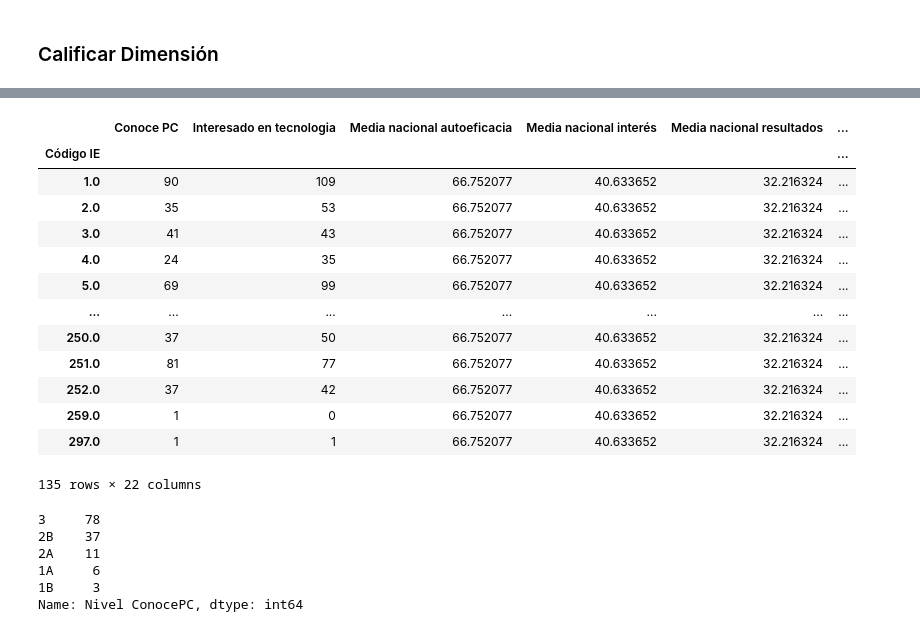
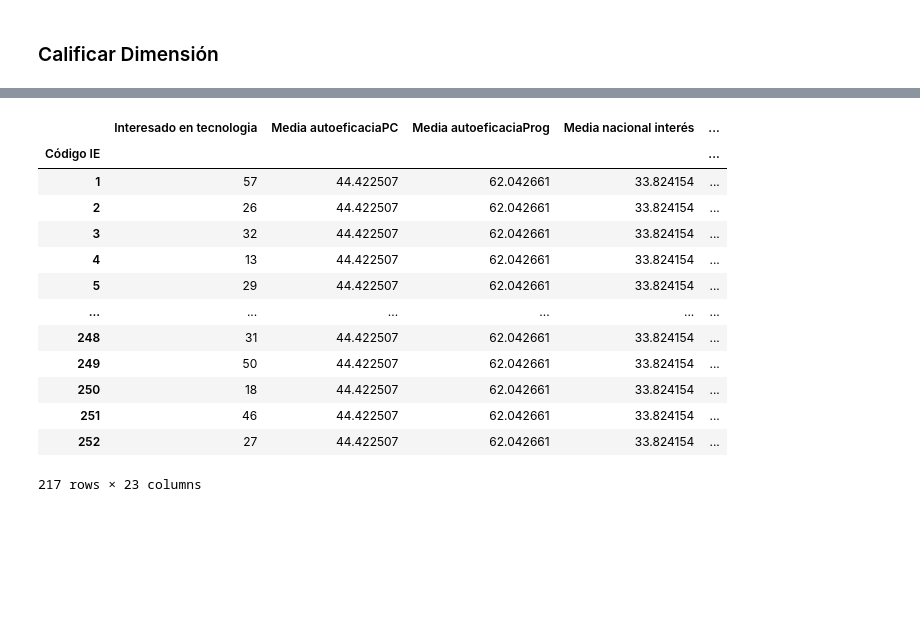
Before and after one commit to mariaf494/CFK2022, a Jupyter notebook: utils/cleaners/Marco_consolidacion/consolidacion_D7.ipynb, the cells around one changed output, grey strips where cells are left out. Saved outputs shown, nothing was run; the diff lists cells and outputs as text; code cells hidden in the pictures; blank space fills up the shorter version.

```diff
--- a/utils/cleaners/Marco_consolidacion/consolidacion_D7.ipynb
+++ b/utils/cleaners/Marco_consolidacion/consolidacion_D7.ipynb
@@ -230,6 +233,6 @@ df_7['Media nacional interés'] = df_7['Puntaje interes'].mean()
 # %% [markdown]
 ### Calificar Dimensión
 # %%
-cols_dimension7 = ['Puntaje conocimiento', 'Media nacional resultados','Puntaje interes', 'Interesado en tecnologia', 'Conoce PC', 'Puntaje conocimientos PC', 'Puntaje autoeficacia', 'Media nacional autoeficacia', 'Media nacional interés', 'index']
-agrupadores_dimension7 = ['mean', 'max', 'mean', 'sum', 'sum', 'mean','mean', 'max', 'max', 'count']
+cols_dimension7 = ['conocimiento', 'Media autoeficaciaProg','Puntaje interes', 'Interesado en tecnologia', 'Media autoeficaciaPC', 'autoeficaciaPC', 'autoeficaciaProg', 'Media nacional interés','Std interes','Std autoeficaciaPC','Std autoeficaciaProg', 'N registro']
+agrupadores_dimension7 = ['mean', 'max', 'mean', 'sum', 'max', 'mean','mean', 'max','max','max','max', 'count']
 agg_funcs = dict(zip(cols_dimension7, agrupadores_dimension7))
@@ -236,11 +254,11 @@ agg_funcs = dict(zip(cols_dimension7, agrupadores_dimension7))
 # %%
-df_institucion = df_7.pivot_table(index=['Código IE'], values=cols_dimension7, aggfunc=agg_funcs).rename(columns={'index':'Cantidad estudiantes'})
-df_institucion['% Conoce PC'] = (df_institucion['Conoce PC']/df_institucion['Cantidad estudiantes'])*100
+df_institucion = df_7.pivot_table(index=['Código IE'], values=cols_dimension7, aggfunc=agg_funcs).rename(columns={'N registro':'Cantidad estudiantes'})
 df_institucion['% Interesado'] = (df_institucion['Interesado en tecnologia']/df_institucion['Cantidad estudiantes'])*100
-# %%
-df_institucion['Diferencia resultados'] = (df_institucion['Puntaje conocimiento'] - df_institucion['Media nacional resultados'])*100/df_institucion['Media nacional resultados']
-
-df_institucion['Diferencia Autoeficacia'] = (df_institucion['Puntaje autoeficacia'] - df_institucion['Media nacional autoeficacia'])*100/df_institucion['Media nacional autoeficacia']
-
-df_institucion['Diferencia interes'] = (df_institucion['Puntaje interes'] - df_institucion['Media nacional interés'])*100/df_institucion['Media nacional interés']
+# %%
+## Cuántas desviaciones estándar respecto a la media
+df_institucion['Diff autoeficaciaPC'] = (df_institucion['autoeficaciaPC'] - df_institucion['Media autoeficaciaPC'])/df_institucion['Std autoeficaciaPC']
+
+df_institucion['Diff autoeficaciaProg'] = (df_institucion['autoeficaciaProg'] - df_institucion['Media autoeficaciaProg'])/df_institucion['Std autoeficaciaProg']
+
+df_institucion['Diferencia interes'] = (df_institucion['Puntaje interes'] - df_institucion['Media nacional interés'])/df_institucion['Std interes']
 # %%
@@ -263,44 +280,35 @@ df_institucion
 # %%
-df_institucion['Nivel ConocePC'] =  pd.cut(df_institucion['% Conoce PC'], bins=[0, 20, 40, 50, 60, 100], labels=['1A', '1B', '2A', '2B', '3'], include_lowest=True)
+df_institucion['Nivel autoeficaciaPC'] =  pd.cut(df_institucion['autoeficaciaPC'], bins=[0, 20, 30, 50, 60, 80,100], labels=['1A', '1B', '2A', '2B','3', '4'], include_lowest=True)
 
-df_institucion['Nivel PuntajePC'] =  pd.cut(df_institucion['Puntaje conocimientos PC'], bins=[0, 50, 60,70, 100], labels=['1A', '1B',"2A",'3'], include_lowest=True)
+df_institucion['Nivel autoeficaciaProg'] =  pd.cut(df_institucion['autoeficaciaProg'], bins=[0, 20, 30, 50, 60, 100], labels=['1A', '1B', '2A', '2B', '3'], include_lowest=True)
 
-df_institucion['Nivel Resultados'] = pd.cut(df_institucion['Diferencia resultados'], bins=[-100, -50, -30,  0, 10,20, 100], labels=['1A', '1B', "2A", "2B", '3', '4'], include_lowest=True)
+df_institucion['Nivel conocimiento'] =  pd.cut(df_institucion['conocimiento'], bins=[0, 30, 40, 50, 60, 100], labels=['1A', '1B', '2A', '2B', '3'], include_lowest=True)
 
 df_institucion['Nivel Interes'] = pd.cut(df_institucion['% Interesado'], bins=[0, 20, 40, 60, 80, 100], labels=['1A', '1B', "2A", "2B", '4'], include_lowest=True)
 
-df_institucion['Nivel Interes pares'] = pd.cut(df_institucion['Diferencia interes'], bins=[-100,-50, -30, 0 , 200], labels=['1B', "2A", "2B", '4'], include_lowest=True)
+df_institucion['Nivel Interes pares'] = pd.cut(df_institucion['Diferencia interes'], bins=[-3,-1,0,1,2,3], labels=['1B', "2A", "3", '4','5'], include_lowest=True)
 
-df_institucion['Nivel Autoeficacia'] = pd.cut(df_institucion['Puntaje autoeficacia'], bins=[0, 30, 60, 100], labels=['1B', "2A", '4'], include_lowest=True)
+df_institucion['Nivel AutoeficaciaPC pares'] = pd.cut(df_institucion['Diff autoeficaciaPC'], bins=[-3, 0, 1.5, 2, 4], labels=['2A',"2B", "3", '4'], include_lowest=True)
 
-df_institucion['Nivel Autoeficacia pares'] = pd.cut(df_institucion['Diferencia Autoeficacia'], bins=[-100, 0, 10, 20, 100], labels=['2A',"2B", "3", '4'], include_lowest=True)
+df_institucion['Nivel AutoeficaciaProg pares'] = pd.cut(df_institucion['Diff autoeficaciaProg'], bins=[-3, 0, 1.5, 2, 4], labels=['2A',"2B", "3", '4'], include_lowest=True)
 
 
 df_institucion
 # %% [output]
-|  | Conoce PC | Interesado en tecnologia | Media nacional autoeficacia | Media nacional interés | Media nacional resultados | ... |
-| Código IE |  |  |  |  |  | ... |
-| 1.0 | 90 | 109 | 66.752077 | 40.633652 | 32.216324 | ... |
-| 2.0 | 35 | 53 | 66.752077 | 40.633652 | 32.216324 | ... |
-| 3.0 | 41 | 43 | 66.752077 | 40.633652 | 32.216324 | ... |
-| 4.0 | 24 | 35 | 66.752077 | 40.633652 | 32.216324 | ... |
-| 5.0 | 69 | 99 | 66.752077 | 40.633652 | 32.216324 | ... |
-| ... | ... | ... | ... | ... | ... | ... |
-| 250.0 | 37 | 50 | 66.752077 | 40.633652 | 32.216324 | ... |
-| 251.0 | 81 | 77 | 66.752077 | 40.633652 | 32.216324 | ... |
-| 252.0 | 37 | 42 | 66.752077 | 40.633652 | 32.216324 | ... |
-| 259.0 | 1 | 0 | 66.752077 | 40.633652 | 32.216324 | ... |
-| 297.0 | 1 | 1 | 66.752077 | 40.633652 | 32.216324 | ... |
+|  | Interesado en tecnologia | Media autoeficaciaPC | Media autoeficaciaProg | Media nacional interés | ... |
+| Código IE |  |  |  |  | ... |
+| 1 | 57 | 44.422507 | 62.042661 | 33.824154 | ... |
+| 2 | 26 | 44.422507 | 62.042661 | 33.824154 | ... |
+| 3 | 32 | 44.422507 | 62.042661 | 33.824154 | ... |
+| 4 | 13 | 44.422507 | 62.042661 | 33.824154 | ... |
+| 5 | 29 | 44.422507 | 62.042661 | 33.824154 | ... |
+| ... | ... | ... | ... | ... | ... |
+| 248 | 31 | 44.422507 | 62.042661 | 33.824154 | ... |
+| 249 | 50 | 44.422507 | 62.042661 | 33.824154 | ... |
+| 250 | 18 | 44.422507 | 62.042661 | 33.824154 | ... |
+| 251 | 46 | 44.422507 | 62.042661 | 33.824154 | ... |
+| 252 | 27 | 44.422507 | 62.042661 | 33.824154 | ... |
-135 rows × 22 columns
+217 rows × 23 columns
-# %%
-df_institucion['Nivel ConocePC'].value_counts()
-# %% [output]
-3     78
-2B    37
-2A    11
-1A     6
-1B     3
-Name: Nivel ConocePC, dtype: int64
 # %%
 df_institucion['Dimensión 7'] = df_institucion.filter(regex='^Nivel').min(axis=1)
 # %%
```
Also changed, not shown: parts of 6 cells of this notebook, 13 other files.
